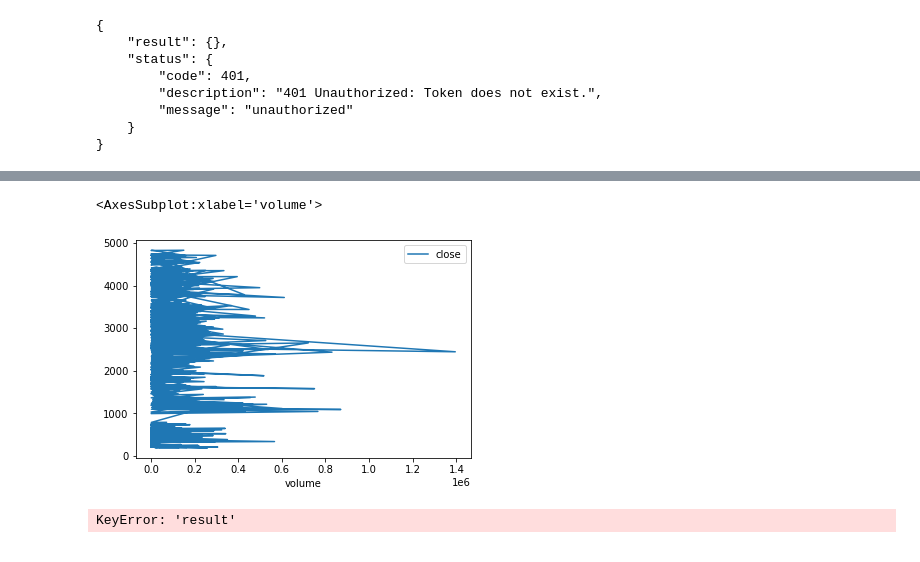
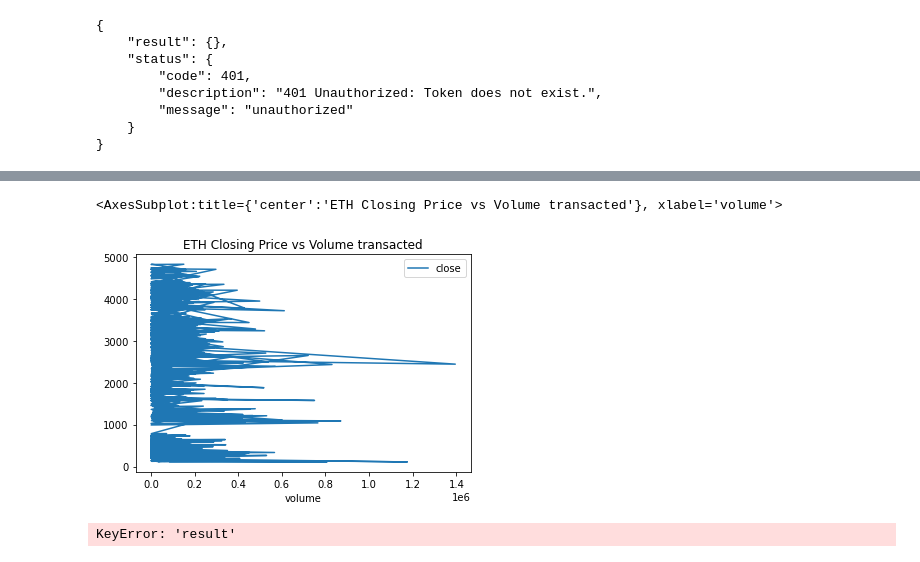
Before and after one commit to Sumguy1234/Sooper-Cool-Crypto-Tool, a Jupyter notebook: ETH_analysis.ipynb, the cells around one changed output, grey strips where cells are left out. Saved outputs shown, nothing was run; the diff lists cells and outputs as text; code cells hidden in the pictures.

```diff
--- a/ETH_analysis.ipynb
+++ b/ETH_analysis.ipynb
@@ -54,7 +54,7 @@ tickers = ["ETHUSD"]
 timeframe = "1Day"
 
 # Format current date as ISO format
-start_date = pd.Timestamp("2020-04-25", tz="America/New_York").isoformat()
+start_date = pd.Timestamp("2019-04-25", tz="America/New_York").isoformat()
 end_date = pd.Timestamp("2022-04-25", tz="America/New_York").isoformat()
 # %%
 df_eth = alpaca.get_crypto_bars(
@@ -90,8 +90,8 @@ df_eth
 # %%
-df_eth.plot(y='close', x='volume')
+df_eth.plot(y='close', x='volume', title='ETH Closing Price vs Volume transacted')
 # %% [output]
-<AxesSubplot:xlabel='volume'>
+<AxesSubplot:title={'center':'ETH Closing Price vs Volume transacted'}, xlabel='volume'>
-[figure, old version]
+[figure, new version]
 # %%
 ##analyzes ethereum burn rate
 # %%
```
Also changed, not shown: parts of 7 cells of this notebook.
